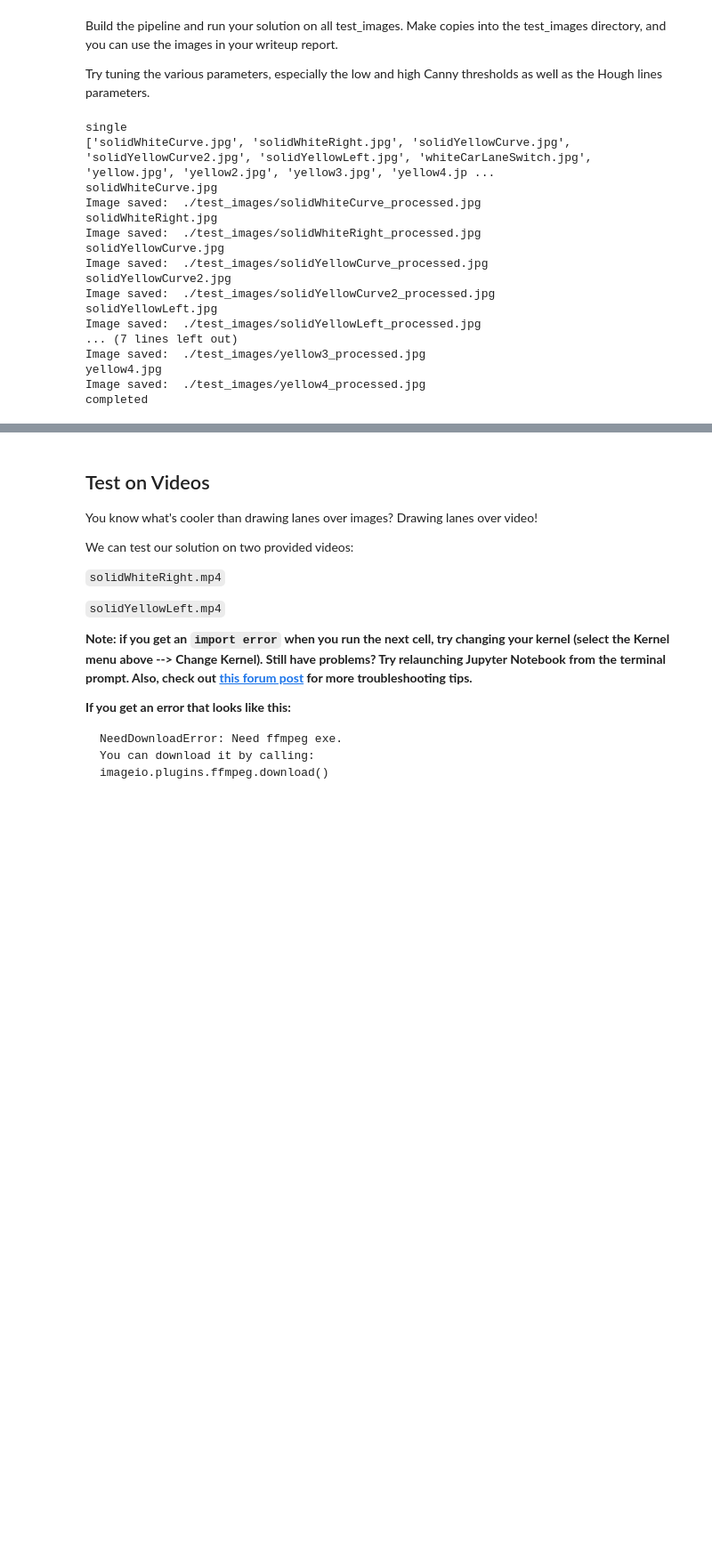
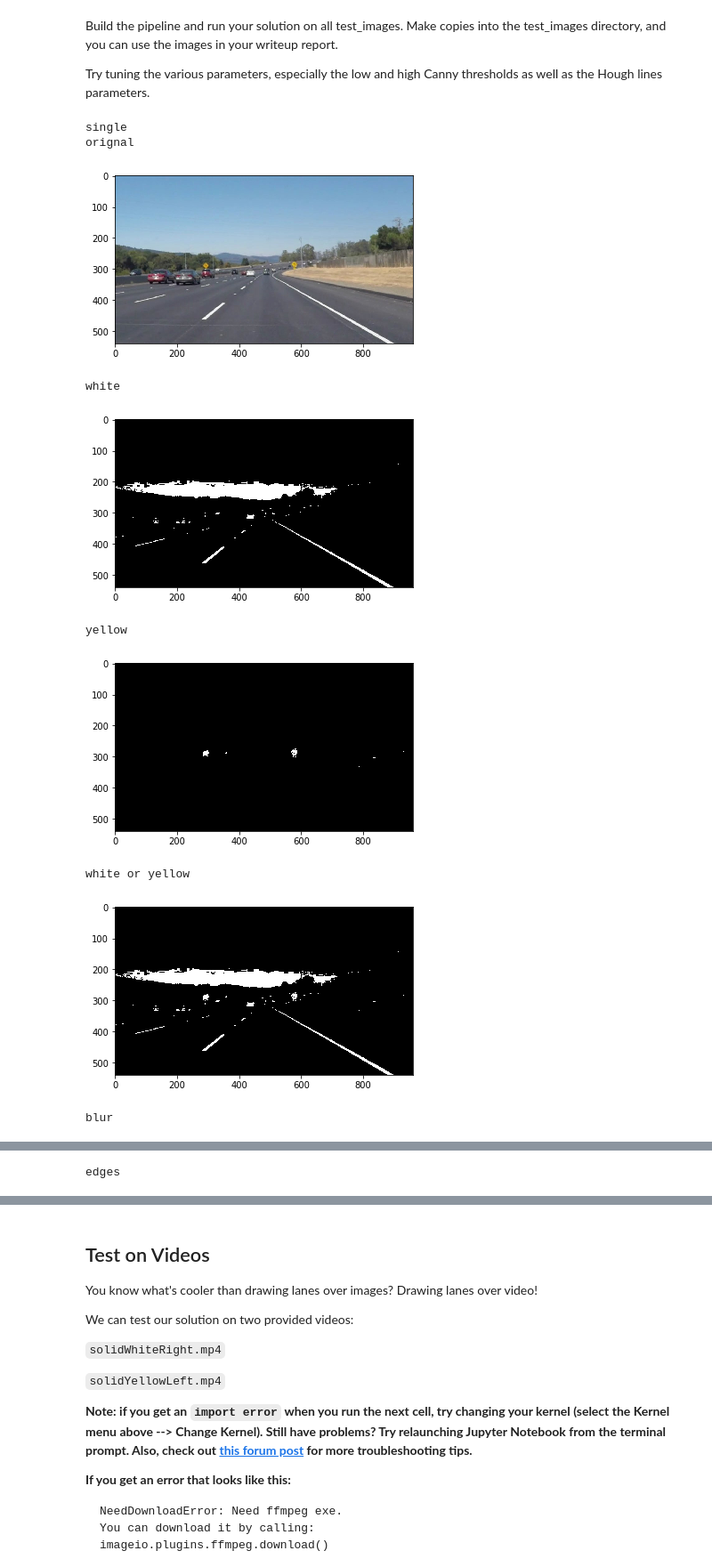
Before and after one commit to Adal-Glez/LaneLines-P1, a Jupyter notebook: P1_solved.ipynb, the cells around one changed output, grey strips where cells are left out. Shown at 89% size. Cells and saved outputs as stored; diff of their text form; code cells hidden in the pictures; blank space fills up the shorter version.

```diff
--- a/P1_solved.ipynb
+++ b/P1_solved.ipynb
@@ -313,13 +319,13 @@ def process_image(image,display=False):
     # Define a kernel size and apply Gaussian smoothing
     kernel_size = 5
     #blur_gray = cv2.GaussianBlur(gray,(kernel_size, kernel_size),0)
-    blur_gray = cv2.GaussianBlur(gray_yellow,(kernel_size, kernel_size),0)
+    blur_gray = gaussian_blur(gray_yellow,kernel_size)
 
 
     # Define our parameters for Canny and apply
     low_threshold = 70
     high_threshold = 210
-    edges = cv2.Canny(blur_gray, low_threshold, high_threshold)
+    edges = canny(blur_gray, low_threshold, high_threshold)
 
     # Next we'll create a masked edges image
     mask = np.zeros_like(edges)
@@ -338,13 +344,13 @@ def process_image(image,display=False):
 
 
     vertices = np.array([[left_B, left_Up, rigth_Up, right_B]], dtype=np.int32)
-    cv2.fillPoly(mask, vertices, ignore_mask_color)
-    masked_edges = cv2.bitwise_and(edges, mask)
+    #cv2.fillPoly(mask, vertices, ignore_mask_color)
+    #masked_edges = cv2.bitwise_and(edges, mask)
 
 
     # Display the image and show region and color selections
-    x = [left_B[0], left_Up[0], rigth_Up[0], right_B[0]]
-    y = [left_B[1], left_Up[1], rigth_Up[1], right_B[1]]
+    #x = [left_B[0], left_Up[0], rigth_Up[0], right_B[0]]
+    #y = [left_B[1], left_Up[1], rigth_Up[1], right_B[1]]
 
 
     #plt.imshow(region_select)
@@ -395,9 +401,9 @@ def process_image(image,display=False):
         plt.imshow(edges,cmap='gray')
         plt.show()
         print("roi")
-        plt.plot(x, y, 'b--', lw=3)
-        #plt.imshow(roi)
-        #plt.show()
+        #plt.plot(x, y, 'b--', lw=3)
+        plt.imshow(roi)
+        plt.show()
         print("lines")
         plt.imshow(lines, cmap='gray')
         plt.show()
@@ -429,22 +435,16 @@ def test_im(folder,single_image,single=False):
 
     return
 # %%
-test_im("./test_images/","solidWhiteCurve.jpg",False)
+#test_im("./test_images/","solidWhiteCurve.jpg",False)
+test_im("./test_images/","solidWhiteCurve.jpg",True)
 # %% [output]
 single
-['solidWhiteCurve.jpg', 'solidWhiteRight.jpg', 'solidYellowCurve.jpg', 'solidYellowCurve2.jpg', 'solidYellowLeft.jpg', 'whiteCarLaneSwitch.jpg', 'yellow.jpg', 'yellow2.jpg', 'yellow3.jpg', 'yellow4.jp ...
-solidWhiteCurve.jpg
-Image saved:  ./test_images/solidWhiteCurve_processed.jpg
-solidWhiteRight.jpg
-Image saved:  ./test_images/solidWhiteRight_processed.jpg
-solidYellowCurve.jpg
-Image saved:  ./test_images/solidYellowCurve_processed.jpg
-solidYellowCurve2.jpg
-Image saved:  ./test_images/solidYellowCurve2_processed.jpg
-solidYellowLeft.jpg
-Image saved:  ./test_images/solidYellowLeft_processed.jpg
-... (7 lines left out)
-Image saved:  ./test_images/yellow3_processed.jpg
-yellow4.jpg
-Image saved:  ./test_images/yellow4_processed.jpg
-completed
+orignal
+[figure, added]
+white
+[figure, added]
+yellow
+[figure, added]
+white or yellow
+[figure, added]
+blur
@@ -450,0 +452 @@ completed
+edges
```
Also changed, not shown: parts of 2 cells of this notebook.
